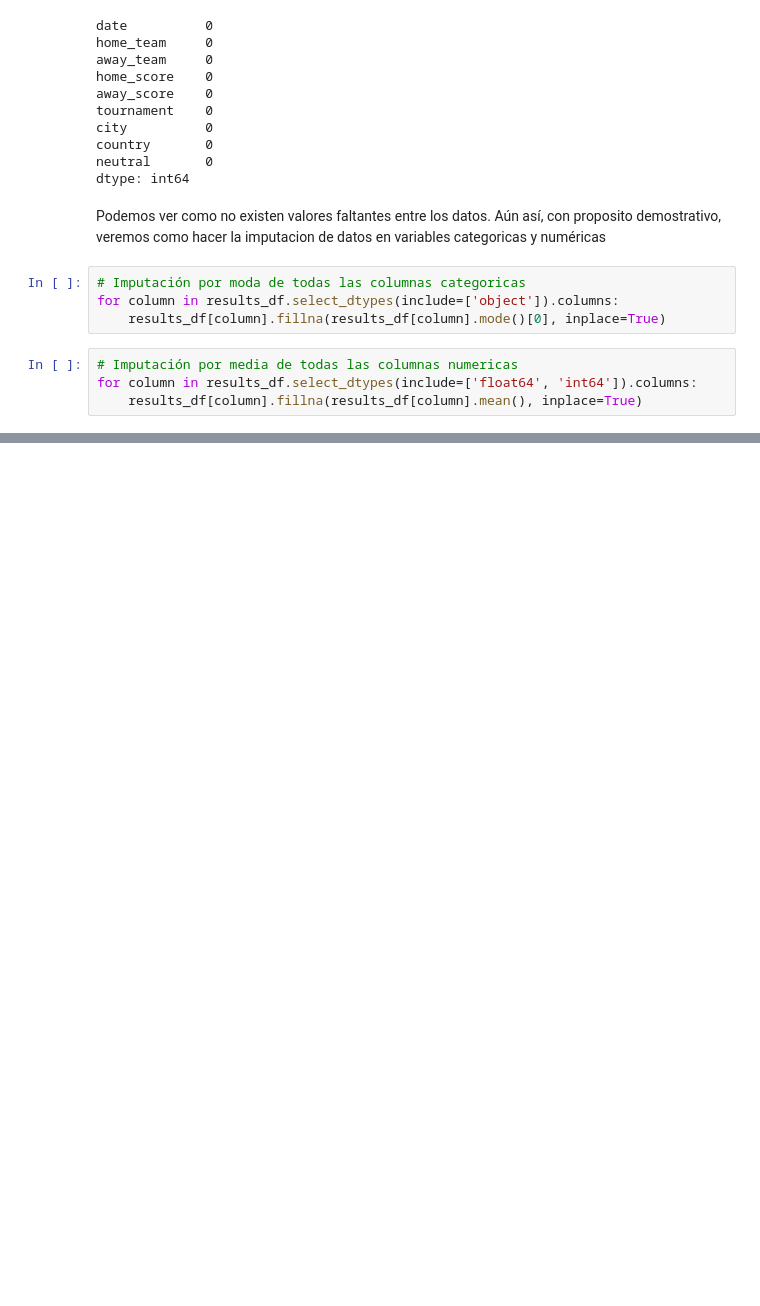
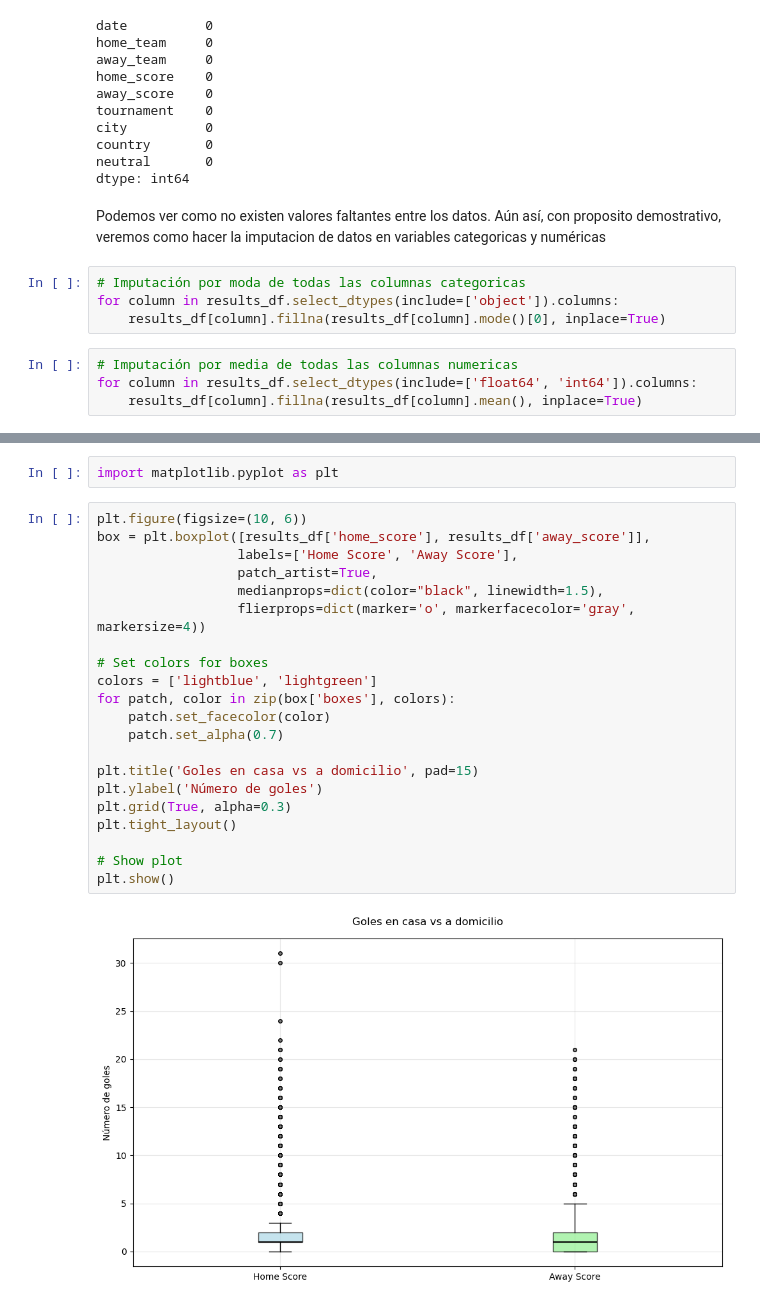
Before and after one commit to nestorojeda/MatematicasFeedback, a Jupyter notebook: code/notebook.ipynb, the cells around one changed output, grey strips where cells are left out. Cells and saved outputs as stored; diff of their text form; blank space fills up the shorter version.

Commit message:
Added some plots

```diff
--- a/code/notebook.ipynb
+++ b/code/notebook.ipynb
@@ -85,0 +92,25 @@ for column in results_df.select_dtypes(include=['float64', 'int64']).columns:
+# %%
+import matplotlib.pyplot as plt
+# %%
+plt.figure(figsize=(10, 6))
+box = plt.boxplot([results_df['home_score'], results_df['away_score']],
+                  labels=['Home Score', 'Away Score'],
+                  patch_artist=True,
+                  medianprops=dict(color="black", linewidth=1.5),
+                  flierprops=dict(marker='o', markerfacecolor='gray', markersize=4))
+
+# Set colors for boxes
+colors = ['lightblue', 'lightgreen']
+for patch, color in zip(box['boxes'], colors):
+    patch.set_facecolor(color)
+    patch.set_alpha(0.7)
+
+plt.title('Goles en casa vs a domicilio', pad=15)
+plt.ylabel('Número de goles')
+plt.grid(True, alpha=0.3)
+plt.tight_layout()
+
+# Show plot
+plt.show()
+# %% [output]
+[figure, added]
```
Also changed, not shown: parts of 3 cells of this notebook.
